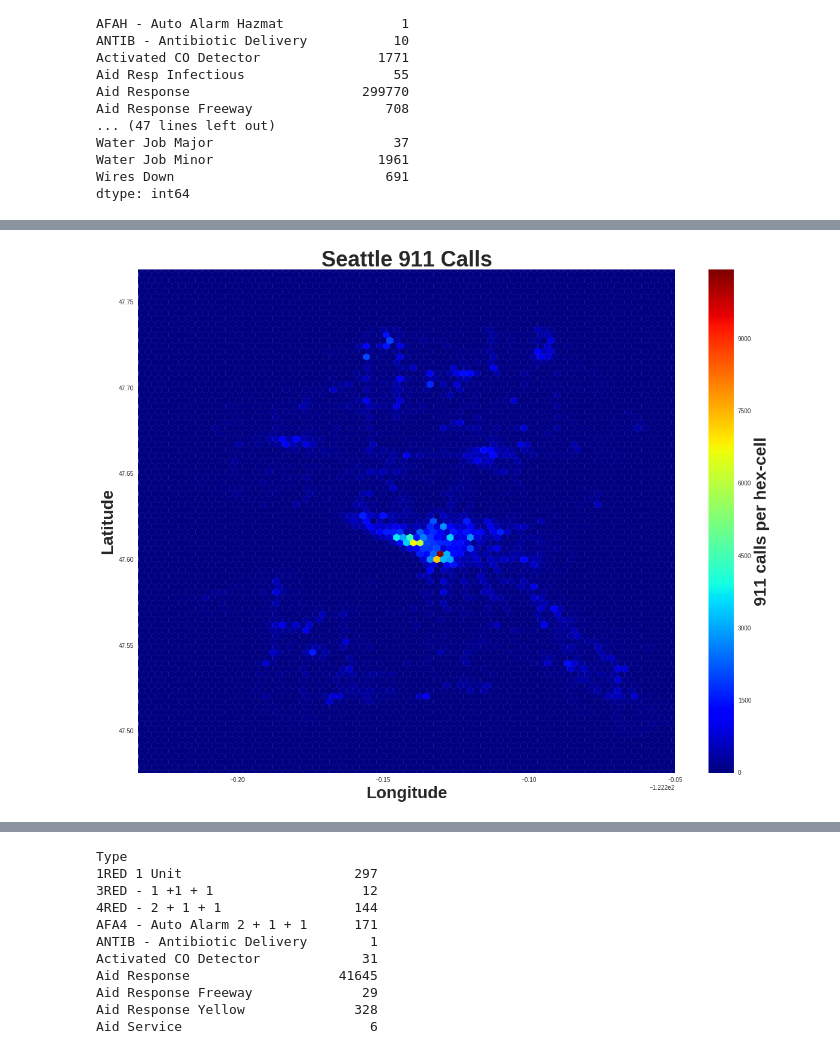
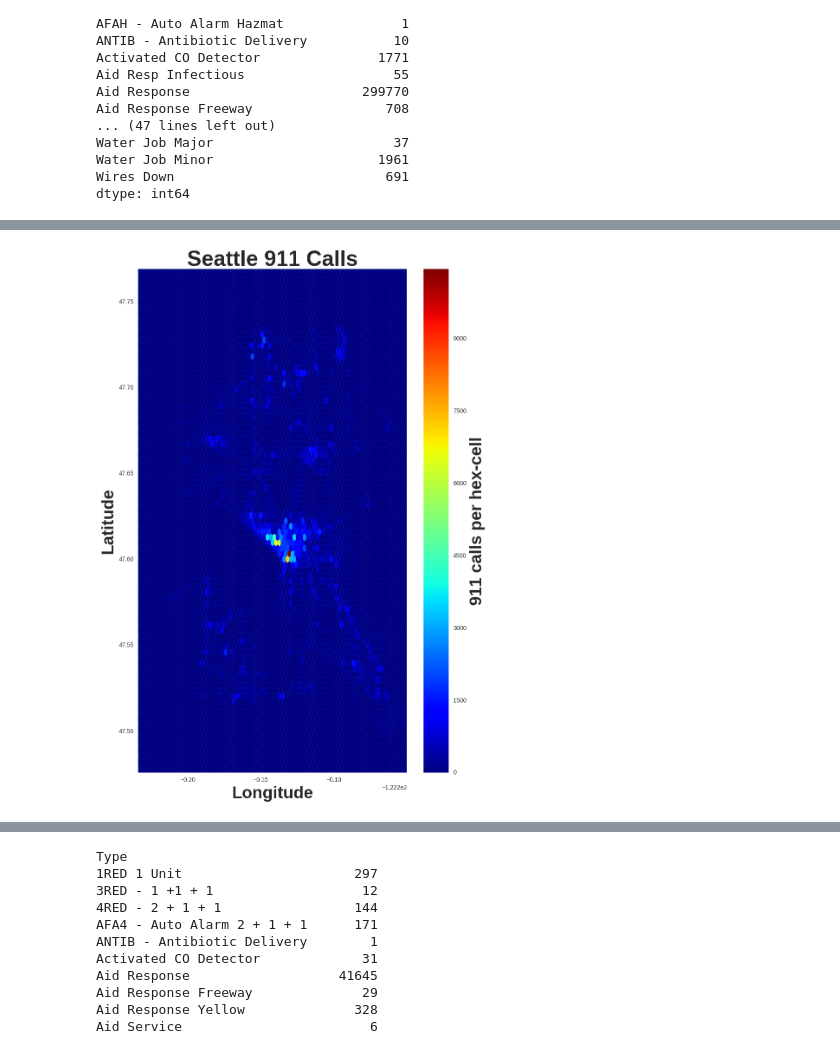
Before and after one commit to nickbuker/fun_plots1, a Jupyter notebook: src/Seattle911_EDA.ipynb, the cells around one changed output, grey strips where cells are left out. Cells and saved outputs as stored; diff of their text form; code cells hidden in the pictures.

```diff
--- a/src/Seattle911_EDA.ipynb
+++ b/src/Seattle911_EDA.ipynb
@@ -96,24 +99,24 @@ plt.savefig('seattle_911a.png')
 # %%
 # Define axes for hexbin (3D histogram)
 x = df.Longitude
 y = df.Latitude
 
 # If 'bins=None', hexagon colors correspond to counts
-plt.figure(figsize=(20,15))
+plt.figure(figsize=(10,15))
 plt.hexbin(x, y, gridsize=80, cmap=plt.cm.jet, bins=None)
 plt.axis([x.min(), x.max(), y.min(), y.max()])
 
 # Label axes and create plot title
 plt.xlabel('Longitude', fontsize=28, fontweight='bold')
 plt.ylabel('Latitude', fontsize=28, fontweight='bold')
 plt.title('Seattle 911 Calls', fontsize=36, fontweight='bold')
 
 # Generate colormap scale and label, save plot
 cb = plt.colorbar()
 cb.set_label('911 calls per hex-cell', fontsize=28, fontweight='bold')
 plt.savefig('seattle_911_hex.png')
 # %% [output]
-[figure, old version]
+[figure, new version]
 # %%
 # Define axes for hexbin (3D histogram)
 x = df.Longitude
```
Also changed, not shown: parts of 3 cells of this notebook, 3 other files.
